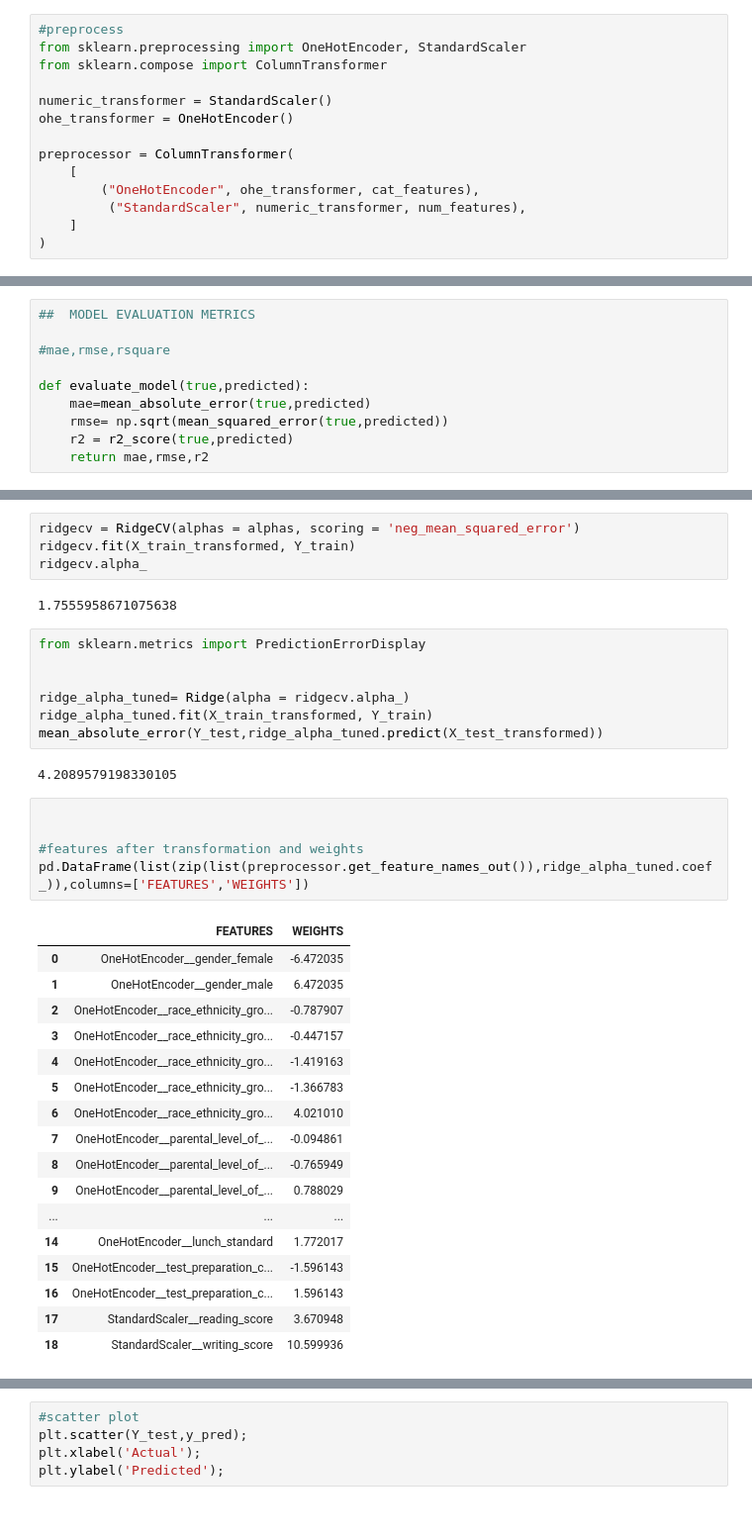
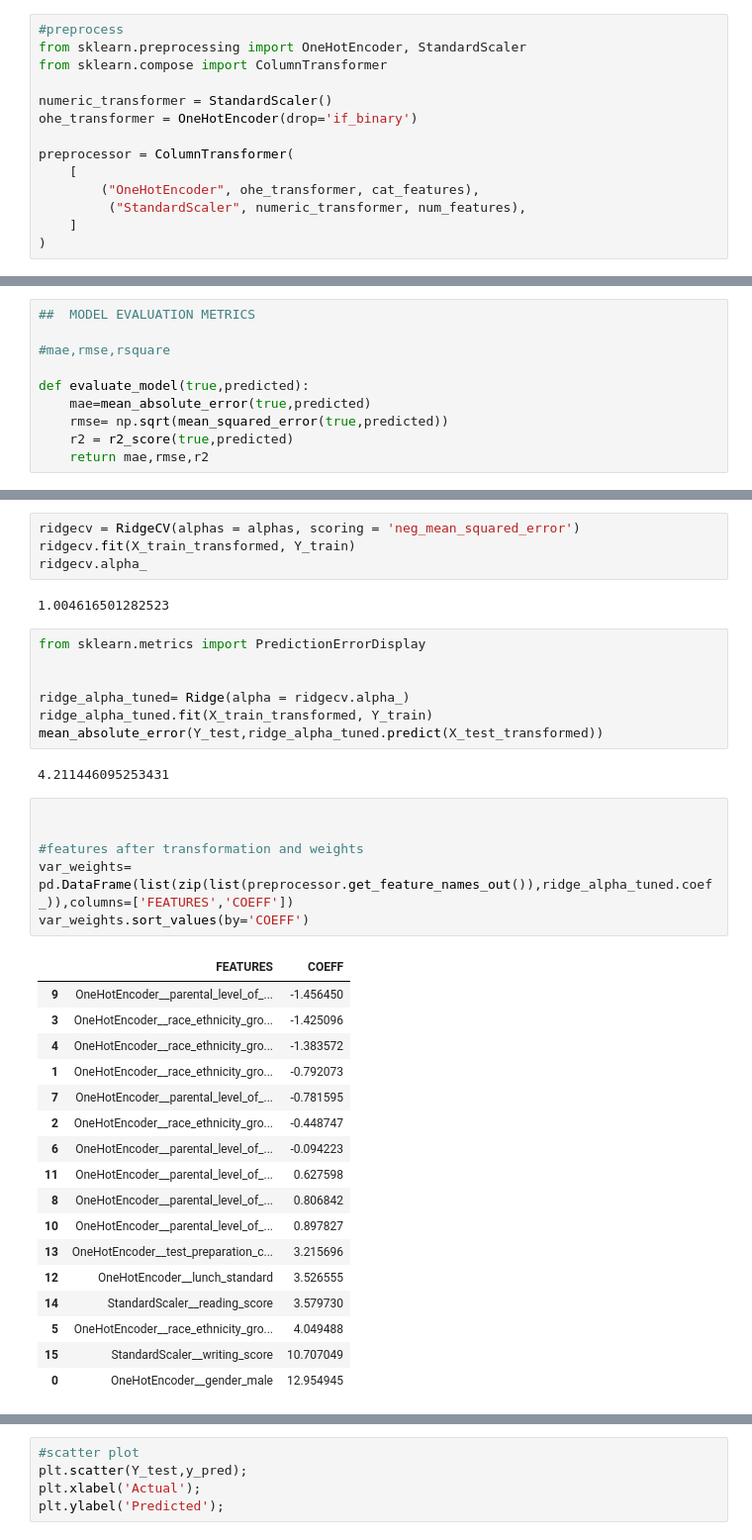
Before and after one commit to prasannaml/ML-End-to-End-Project, a Jupyter notebook: notebook/MODEL TRAINING.ipynb, the cells around one changed output, grey strips where cells are left out. Shown at 99% size. Saved outputs shown, nothing was run; the diff lists cells and outputs as text.

```diff
--- a/notebook/MODEL TRAINING.ipynb
+++ b/notebook/MODEL TRAINING.ipynb
@@ -120,7 +132,7 @@ from sklearn.preprocessing import OneHotEncoder, StandardScaler
 from sklearn.compose import ColumnTransformer
 
 numeric_transformer = StandardScaler()
-ohe_transformer = OneHotEncoder()
+ohe_transformer = OneHotEncoder(drop='if_binary')
 
 preprocessor = ColumnTransformer(
     [
@@ -260,7 +277,7 @@ ridgecv = RidgeCV(alphas = alphas, scoring = 'neg_mean_squared_error')
 ridgecv.fit(X_train_transformed, Y_train)
 ridgecv.alpha_
 # %% [output]
-1.7555958671075638
+1.004616501282523
 # %%
 from sklearn.metrics import PredictionErrorDisplay
 
@@ -269,27 +286,28 @@ ridge_alpha_tuned= Ridge(alpha = ridgecv.alpha_)
 ridge_alpha_tuned.fit(X_train_transformed, Y_train)
 mean_absolute_error(Y_test,ridge_alpha_tuned.predict(X_test_transformed))
 # %% [output]
-4.2089579198330105
+4.211446095253431
 # %%
 
 
 #features after transformation and weights
-pd.DataFrame(list(zip(list(preprocessor.get_feature_names_out()),ridge_alpha_tuned.coef_)),columns=['FEATURES','WEIGHTS'])
+var_weights= pd.DataFrame(list(zip(list(preprocessor.get_feature_names_out()),ridge_alpha_tuned.coef_)),columns=['FEATURES','COEFF'])
+var_weights.sort_values(by='COEFF')
 # %% [output]
-|  | FEATURES | WEIGHTS |
-| 0 | OneHotEncoder__gender_female | -6.472035 |
-| 1 | OneHotEncoder__gender_male | 6.472035 |
-| 2 | OneHotEncoder__race_ethnicity_gro... | -0.787907 |
-| 3 | OneHotEncoder__race_ethnicity_gro... | -0.447157 |
-| 4 | OneHotEncoder__race_ethnicity_gro... | -1.419163 |
-| 5 | OneHotEncoder__race_ethnicity_gro... | -1.366783 |
-| 6 | OneHotEncoder__race_ethnicity_gro... | 4.021010 |
-| 7 | OneHotEncoder__parental_level_of_... | -0.094861 |
-| 8 | OneHotEncoder__parental_level_of_... | -0.765949 |
-| 9 | OneHotEncoder__parental_level_of_... | 0.788029 |
-| ... | ... | ... |
-| 14 | OneHotEncoder__lunch_standard | 1.772017 |
-| 15 | OneHotEncoder__test_preparation_c... | -1.596143 |
-| 16 | OneHotEncoder__test_preparation_c... | 1.596143 |
-| 17 | StandardScaler__reading_score | 3.670948 |
-| 18 | StandardScaler__writing_score | 10.599936 |
+|  | FEATURES | COEFF |
+| 9 | OneHotEncoder__parental_level_of_... | -1.456450 |
+| 3 | OneHotEncoder__race_ethnicity_gro... | -1.425096 |
+| 4 | OneHotEncoder__race_ethnicity_gro... | -1.383572 |
+| 1 | OneHotEncoder__race_ethnicity_gro... | -0.792073 |
+| 7 | OneHotEncoder__parental_level_of_... | -0.781595 |
+| 2 | OneHotEncoder__race_ethnicity_gro... | -0.448747 |
+| 6 | OneHotEncoder__parental_level_of_... | -0.094223 |
+| 11 | OneHotEncoder__parental_level_of_... | 0.627598 |
+| 8 | OneHotEncoder__parental_level_of_... | 0.806842 |
+| 10 | OneHotEncoder__parental_level_of_... | 0.897827 |
+| 13 | OneHotEncoder__test_preparation_c... | 3.215696 |
+| 12 | OneHotEncoder__lunch_standard | 3.526555 |
+| 14 | StandardScaler__reading_score | 3.579730 |
+| 5 | OneHotEncoder__race_ethnicity_gro... | 4.049488 |
+| 15 | StandardScaler__writing_score | 10.707049 |
+| 0 | OneHotEncoder__gender_male | 12.954945 |
```
Also changed, not shown: parts of 12 cells of this notebook, 3 other files.
